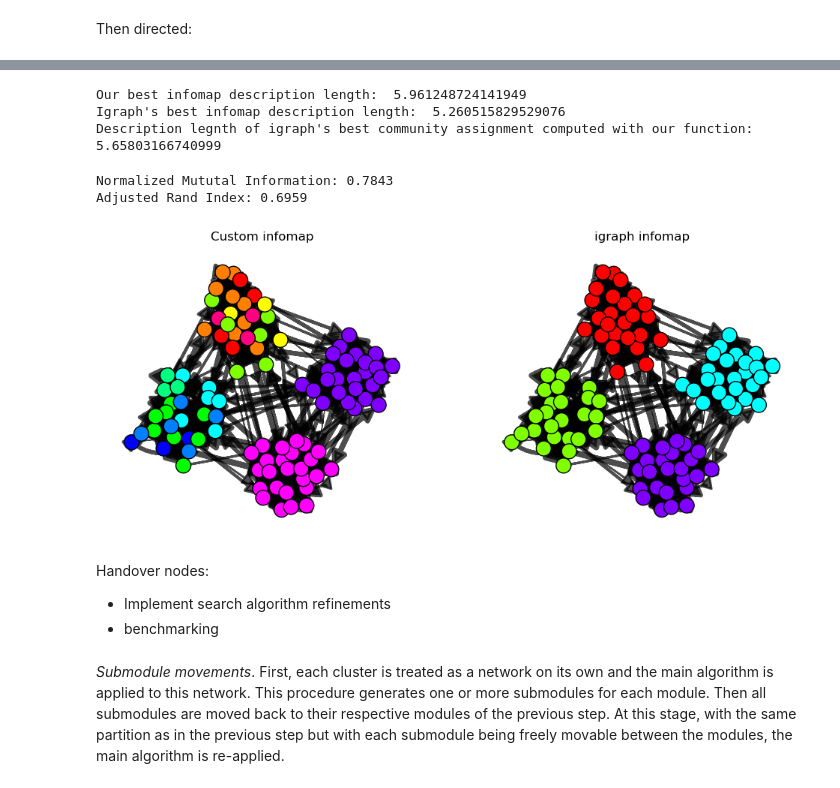
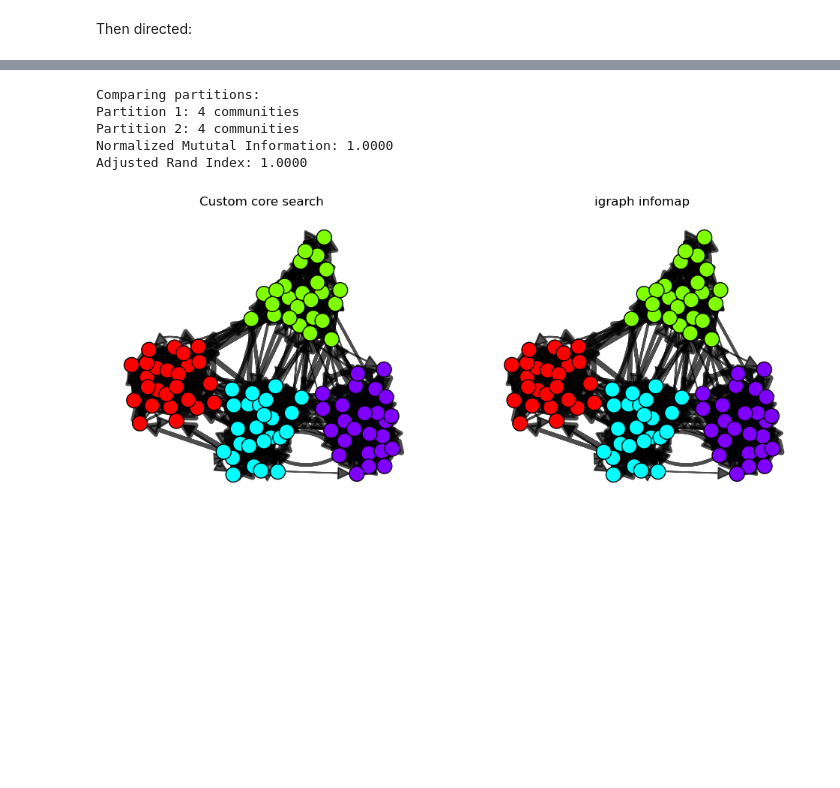
Before and after one commit to lm-schulze/ITI_project, a Jupyter notebook: notebooks/SearchAlgorithm.ipynb, the cells around one changed output, grey strips where cells are left out. Drawn from its saved outputs; the diff is of its cells as text; code cells hidden in the pictures; blank space fills up the shorter version.

```diff
--- a/notebooks/SearchAlgorithm.ipynb
+++ b/notebooks/SearchAlgorithm.ipynb
@@ -480,12 +367,12 @@ After:  5.24879355011692
 # %% [markdown]
 Then directed:
 # %%
-initial_partition = core_search_algorithm(g_test_directed, verbose=True)
-print("\nFinished core algorithm!! \nStarting refinement process...\n")
-
-refined_partition = submodule_movement_optimization(g_test_directed, initial_partition, recursion=True,verbose=True)
-
-print("Before:", inf.compute_description_length(g_test_directed, initial_partition))
-print("After: ", inf.compute_description_length(g_test_directed, refined_partition))
+comms = core_search_algorithm(g_test_directed, verbose=True)
+L_test = inf.compute_description_length(g_test_directed, comms)
+print("Our best infomap description length: ", L_test)
+# testing igraphs infomap implementation
+comms_ig = g_test_directed.community_infomap(edge_weights="weight")
+print("Igraph's best infomap description length: ", comms_ig.codelength)
+print("Description length of igraph's best community assignment computed with our function: ", inf.compute_description_length(g_test_directed, comms_ig.membership))
 # %% [output]
 --- Level 0 ------------------------------
@@ -644,35 +395,17 @@ Final: 12 communities, L = 5.961249 bits
-# %%
-L_test = inf.compute_description_length(g_test_directed, communities)
-print("Our best infomap description length: ", L_test)
-# testing igraphs infomap implementation
-comms_ig = g_test_directed.community_infomap(edge_weights="weight")
-print("Igraph's best infomap description length: ", comms_ig.codelength)
-print("Description legnth of igraph's best community assignment computed with our function: ", inf.compute_description_length(g_test_directed, comms_ig.membership))
-# %% [output]
-Our best infomap description length:  5.961248724141949
-Igraph's best infomap description length:  5.260515829529076
-Description legnth of igraph's best community assignment computed with our function:  5.65803166740999
-# %%
-compare_partitions(communities, comms_ig.membership)
-# %% [output]
-Normalized Mututal Information: 0.7843
-Adjusted Rand Index: 0.6959
+# %%
+compare_partitions(comms, comms_ig.membership)
+# %% [output]
+Comparing partitions:
+Partition 1: 4 communities
+Partition 2: 4 communities
+Normalized Mututal Information: 1.0000
+Adjusted Rand Index: 1.0000
 # %%
 fig, ax = plt.subplots(ncols=2, figsize = (12, 5))
-ig.plot(g_test_directed, layout=layout_directed, **inf.visual_community_colors(g_test_directed, communities=communities, skipLayout=True), target=ax[0])
+ig.plot(g_test_directed, layout=layout_directed, **inf.visual_community_colors(g_test_directed, communities=comms, skipLayout=True), target=ax[0])
 ig.plot(g_test_directed, layout=layout_directed, **inf.visual_community_colors(g_test_directed, communities=comms_ig.membership, skipLayout=True), target=ax[1])
-ax[0].set_title("Custom infomap")
+ax[0].set_title("Custom core search")
 ax[1].set_title("igraph infomap")
 plt.show()
 # %% [output]
-[figure, old version]
+[figure, new version]
-# %% [markdown]
-Handover nodes:
-- Implement search algorithm refinements
-- benchmarking
-# %% [markdown]
-*Submodule movements*. First, each cluster is treated as a network on its own and the main
-algorithm is applied to this network. This procedure generates one or more submodules
-for each module. Then all submodules are moved back to their respective modules of the
-previous step. At this stage, with the same partition as in the previous step but with
-each submodule being freely movable between the modules, the main algorithm is re-applied.
```
Also changed, not shown: parts of 46 cells of this notebook, 2 other files.
